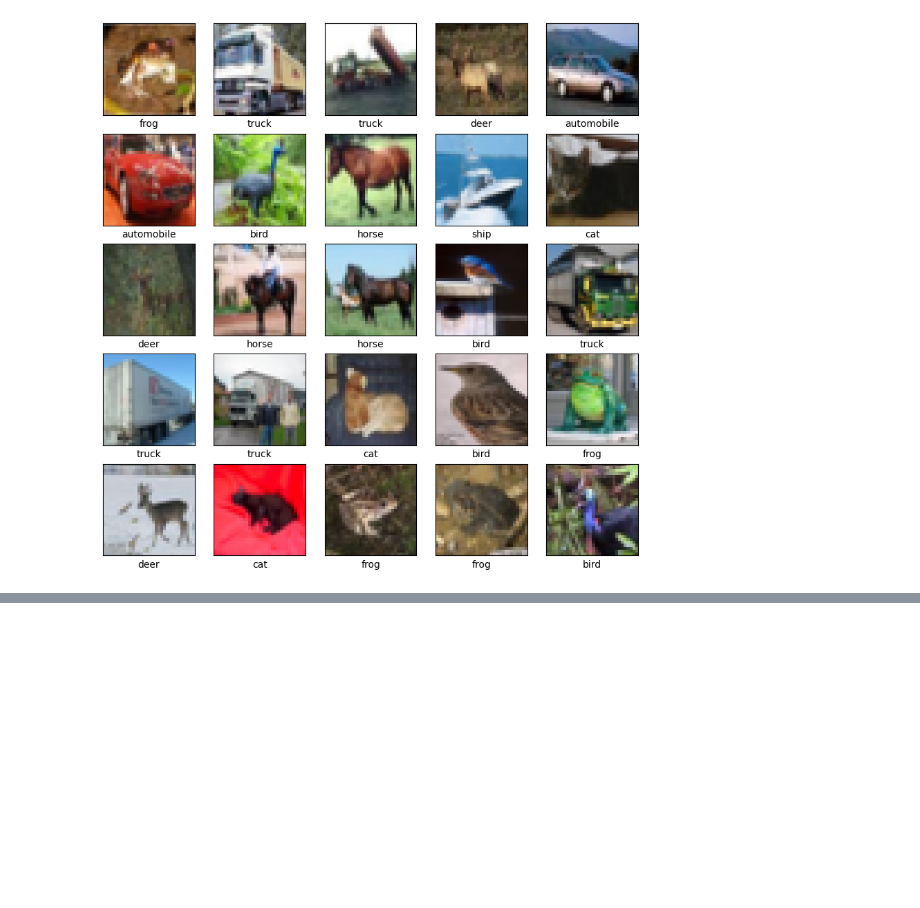
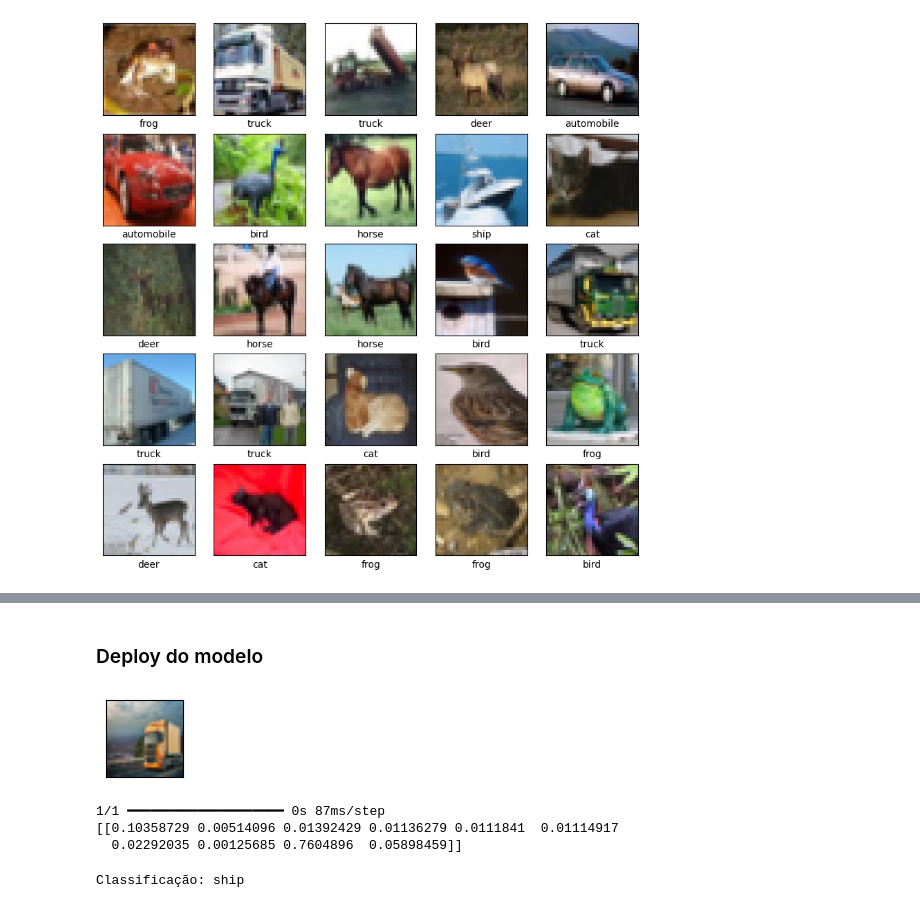
Before and after one commit to ciardileo/python_classes, a Jupyter notebook: courses/DSA/cap17/notebook.ipynb, the cells around one changed output, grey strips where cells are left out. Cells and saved outputs as stored; diff of their text form; code cells hidden in the pictures; blank space fills up the shorter version.

```diff
--- a/courses/DSA/cap17/notebook.ipynb
+++ b/courses/DSA/cap17/notebook.ipynb
@@ -53,0 +136,17 @@ view_images(imagens_treino, labels_treino)
+# %% [markdown]
+### Deploy do modelo
+# %%
+# imagem para testar o modelo
+nova_imagem = Image.open("truck.png")
+# %%
+# remodela a imagem para o estilo do modelo
+nova_imagem = nova_imagem.resize((32, 32))
+# %%
+# exibe a imagem
+plt.figure(figsize=(1, 1))
+plt.imshow(nova_imagem)
+plt.yticks([])
+plt.xticks([])
+plt.show()
+# %% [output]
+[figure, added]
@@ -53,0 +159,13 @@ view_images(imagens_treino, labels_treino)
+# %%
+# previsões e probabilidade de cada classe
+forecast = modelo.predict(nova_imagem_array)
+print(forecast)
+# %% [output]
+1/1 ━━━━━━━━━━━━━━━━━━━━ 0s 87ms/step
+[[0.10358729 0.00514096 0.01392429 0.01136279 0.0111841  0.01114917
+  0.02292035 0.00125685 0.7604896  0.05898459]]
+# %%
+classe_prevista = np.argmax(forecast)
+print(f"Classificação: {classes[classe_prevista]}")
+# %% [output]
+Classificação: ship
```
Also changed, not shown: parts of 11 cells of this notebook, 4 other files.
